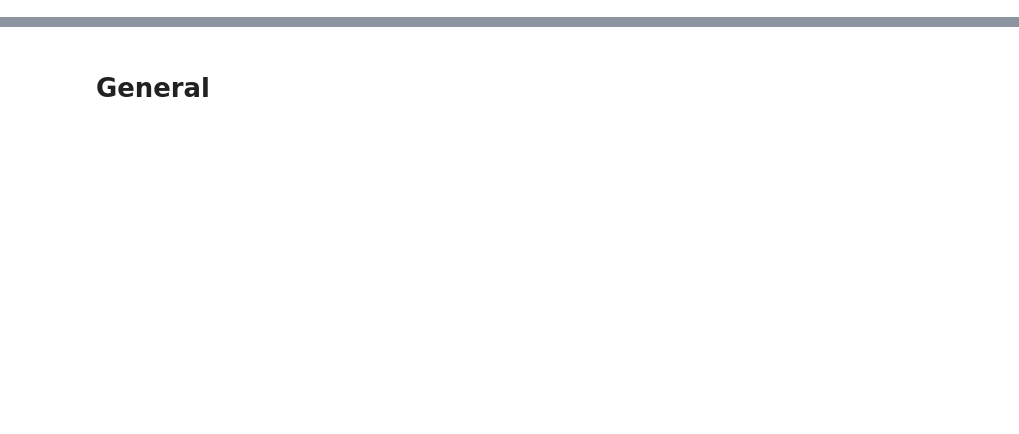
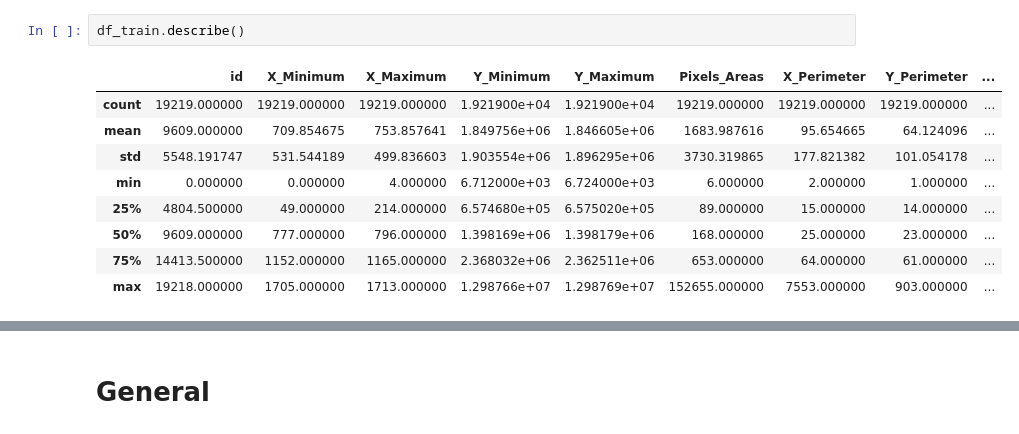
Before and after one commit to mailmezorro/playground-series-s4e3, a Jupyter notebook: playground-series-s4e3.ipynb, the cells around one changed output, grey strips where cells are left out. Drawn from its saved outputs; the diff is of its cells as text; blank space fills up the shorter version.

```diff
--- a/playground-series-s4e3.ipynb
+++ b/playground-series-s4e3.ipynb
@@ -39,0 +106,12 @@ df_train.head()
+# %%
+df_train.describe()
+# %% [output]
+|  | id | X_Minimum | X_Maximum | Y_Minimum | Y_Maximum | Pixels_Areas | X_Perimeter | Y_Perimeter | ... |
+| count | 19219.000000 | 19219.000000 | 19219.000000 | 1.921900e+04 | 1.921900e+04 | 19219.000000 | 19219.000000 | 19219.000000 | ... |
+| mean | 9609.000000 | 709.854675 | 753.857641 | 1.849756e+06 | 1.846605e+06 | 1683.987616 | 95.654665 | 64.124096 | ... |
+| std | 5548.191747 | 531.544189 | 499.836603 | 1.903554e+06 | 1.896295e+06 | 3730.319865 | 177.821382 | 101.054178 | ... |
+| min | 0.000000 | 0.000000 | 4.000000 | 6.712000e+03 | 6.724000e+03 | 6.000000 | 2.000000 | 1.000000 | ... |
+| 25% | 4804.500000 | 49.000000 | 214.000000 | 6.574680e+05 | 6.575020e+05 | 89.000000 | 15.000000 | 14.000000 | ... |
+| 50% | 9609.000000 | 777.000000 | 796.000000 | 1.398169e+06 | 1.398179e+06 | 168.000000 | 25.000000 | 23.000000 | ... |
+| 75% | 14413.500000 | 1152.000000 | 1165.000000 | 2.368032e+06 | 2.362511e+06 | 653.000000 | 64.000000 | 61.000000 | ... |
+| max | 19218.000000 | 1705.000000 | 1713.000000 | 1.298766e+07 | 1.298769e+07 | 152655.000000 | 7553.000000 | 903.000000 | ... |
```
Also changed, not shown: parts of 29 cells of this notebook, 4 other files.
